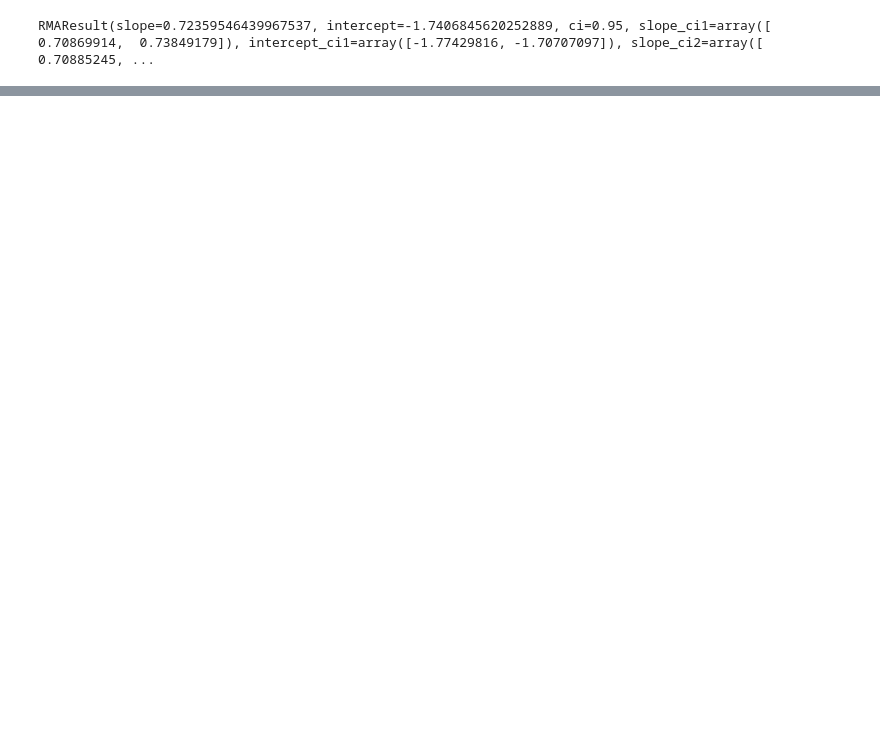
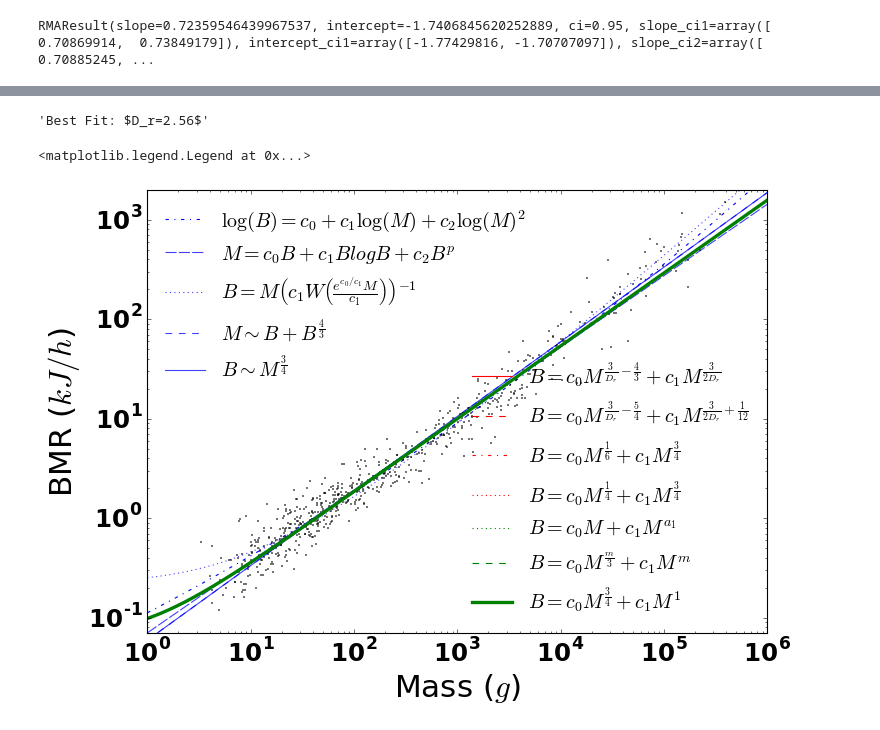
Before and after one commit to profsforrest/scaling-paper, a Jupyter notebook: analysis/PowerOrganisms.ipynb, the cells around one changed output, grey strips where cells are left out. Cells and saved outputs as stored; diff of their text form; code cells hidden in the pictures; blank space fills up the shorter version.

```diff
--- a/analysis/PowerOrganisms.ipynb
+++ b/analysis/PowerOrganisms.ipynb
@@ -307,0 +756,2 @@ cMFBE,cMFBE_abs,cMFBE_min
+# %%
+cMFBEv9_min = opt.fmin(min_dist,x0=cMFBEv9,args=(MFBEv9,M,B),xtol=10**-4,ftol=10**-4)
@@ -322,0 +907,35 @@ plt.savefig('../Figures/OrganismsPowerScaling.pdf',dpi=600)
+# %%
+mod_label
+# %% [output]
+'Best Fit: $D_r=2.56$'
+# %%
+a0 = .75
+bh1, = plt.loglog(sMass,10**quad_model.predict(np.c_[np.log10(sMass)**2,np.log10(sMass),np.ones(len(sMass))]),'b-.',lw=1,label='$\\log(B) = c_0 + c_1\\log(M) + c_2\\log(M)^2$')
+bh2, = plt.loglog(sMass,PT(cPT,sMass),color='b',linestyle=(0,(10,2)),lw=1,label='$M = c_0 B + c_1 B log B + c_2 B^p$',alpha=a0)
+bh3, = plt.loglog(sMass,FH(cFH,sMass),'b:',lw=1,label='$B = M \\left( c_1 W \\left( \\frac{e^{c_0/c_1} M}{c_1} \\right)\\right)^{-1}$',alpha=a0)
+bh4, = plt.loglog(sMass,WBEEx(cWBEEx,sMass),color='b',ls='--',lw=1,label='$M \sim B + B^{\\frac{4}{3}}$',alpha=a0)
+bh5, = plt.loglog(sMass,WBE(cWBE,sMass),color = 'b',ls='-',lw=1,label='$B \sim M^{\\frac{3}{4}}$',alpha=a0)
+dh, = plt.plot(data_noTnoO.Mass,data_noTnoO.BMRkjh,'k.',label='Data',ms=3)
+
+
+#rh1, = plt.loglog(sMass,MFBE(cMFBE,sMass),'r--',lw=1,label='$B =c_0 M^{\\frac{3}{D_r} - \\frac{5}{4}} + c_1M^{\\frac{3}{2D_r} + \\frac{1}{12}}$')
+#rh2, = plt.loglog(sMass,MFBEv2(cMFBEv2,sMass),'r-',lw=1,label='$B =c_0 M^{\\frac{3}{D_r} - \\frac{4}{3}} + c_1M^{\\frac{3}{2D_r}}$')
+#rh3, = plt.loglog(sMass,MFBEv3(cMFBEv3,sMass),'r-.',lw=1,label='$B =c_0 M^{\\frac{1}{6}} + c_1M^{\\frac{3}{4}}$')
+#rh4, = plt.loglog(sMass,MFBEv4(cMFBEv4,sMass),'r:',lw=1,label='$B =c_0 M^{\\frac{1}{4}} + c_1M^{\\frac{3}{4}}$')
+#rh5, = plt.loglog(sMass,MFBEv5(cMFBEv5,sMass),'g:',lw=1,label='$B =c_0 M + c_1M^{a_1}$')
+#rh6, = plt.loglog(sMass,MFBEv6(cMFBEv6,sMass),'g--',lw=1,label='$B =c_0 M^{\\frac{m}{3}} + c_1M^{m}$')
+#rh7, = plt.loglog(sMass,MFBEv7(cMFBEv7,sMass,0.75),'g-',lw=3,label='$B =c_0 M^{\\frac{3}{4}} + c_1M^{1}$')
+#rh7, = plt.loglog(sMass,MFBEv8(cMFBEv8,sMass),'g-',lw=3,label='$B =c_0 M^{\\frac{3}{4}} + c_1M^{1}$')
+rh9, = plt.loglog(sMass,MFBEv9(cMFBEv9_min,sMass),'g-',lw=3,label='New MODEL!!')
+
+
+plt.xlim(1,10**6)
+plt.ylim(0.07,2000)
+plt.xlabel('Mass ($g$)')
+plt.ylabel('BMR ($kJ/h$)')
+first_legend = plt.legend(handles=[bh1,bh2,bh3,bh4,bh5],loc='upper left',fontsize=18,ncol=1,frameon=False)
+ax = plt.gca().add_artist(first_legend)
+plt.legend(handles=[rh2,rh1,rh3,rh4,rh5,rh6,rh7],loc='lower right',fontsize=18,ncol=1,frameon=False)
+# %% [output]
+<matplotlib.legend.Legend at 0x...>
+[figure, added]
```
Also changed, not shown: parts of 140 cells of this notebook, 1 other file.
